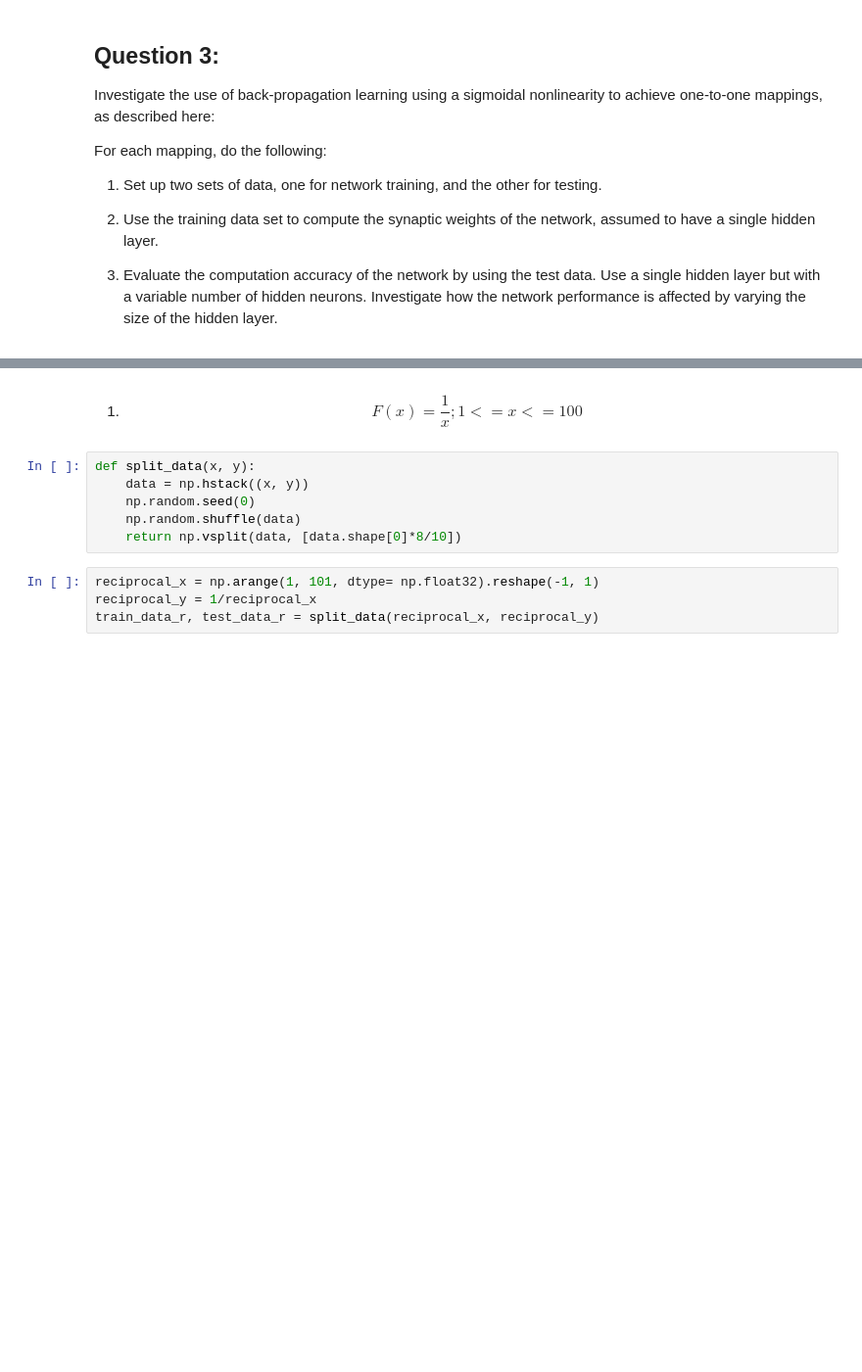
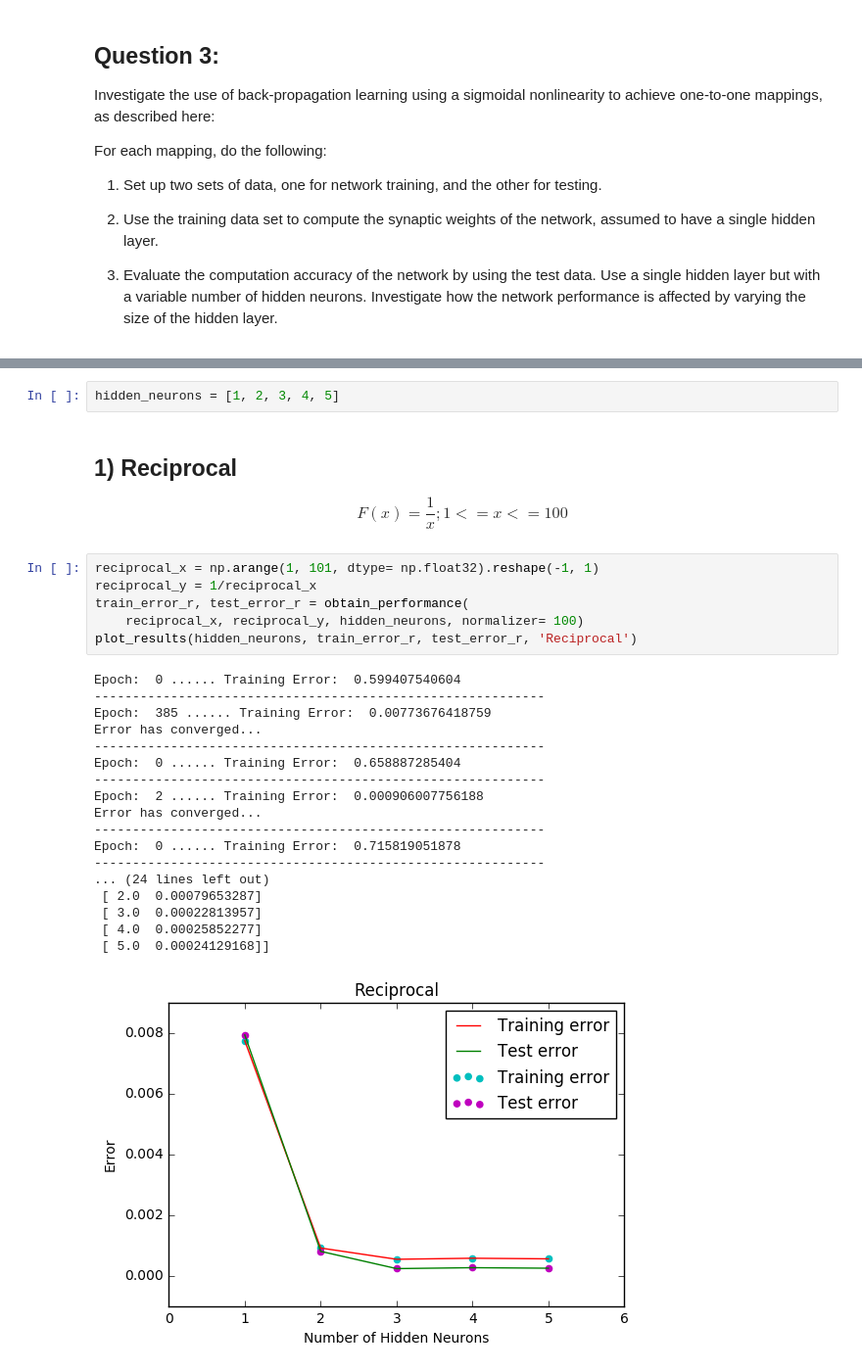
Before and after one commit to debaraj-barua/neural-networks-ws17, a Jupyter notebook: Assignment06/NN_DebarajBarua_NareshKumarGurulingan_131117/NN_DebarajBarua_NareshKumarGurulingan_131117_src/NN_DebarajBarua_NareshKumarGurulingan_131117.ipynb, the cells around one changed output, grey strips where cells are left out. Shown at 98% size. Cells and saved outputs as stored; diff of their text form; blank space fills up the shorter version.

```diff
--- a/Assignment06/NN_DebarajBarua_NareshKumarGurulingan_131117/NN_DebarajBarua_NareshKumarGurulingan_131117_src/NN_DebarajBarua_NareshKumarGurulingan_131117.ipynb
+++ b/Assignment06/NN_DebarajBarua_NareshKumarGurulingan_131117/NN_DebarajBarua_NareshKumarGurulingan_131117_src/NN_DebarajBarua_NareshKumarGurulingan_131117.ipynb
@@ -207,12 +257,30 @@ For each mapping, do the following:
+# %%
+hidden_neurons = [1, 2, 3, 4, 5]
 # %% [markdown]
-1) $$F(x) = \frac{1}{x}; 1<= x <=100$$
+## 1) Reciprocal
+$$F(x) = \frac{1}{x}; 1<= x <=100$$
-# %%
-def split_data(x, y):
-    data = np.hstack((x, y))
-    np.random.seed(0)
-    np.random.shuffle(data)
-    return np.vsplit(data, [data.shape[0]*8/10])
 # %%
 reciprocal_x = np.arange(1, 101, dtype= np.float32).reshape(-1, 1)
 reciprocal_y = 1/reciprocal_x
-train_data_r, test_data_r = split_data(reciprocal_x, reciprocal_y)
+train_error_r, test_error_r = obtain_performance(
+    reciprocal_x, reciprocal_y, hidden_neurons, normalizer= 100)
+plot_results(hidden_neurons, train_error_r, test_error_r, 'Reciprocal')
+# %% [output]
+Epoch:  0 ...... Training Error:  0.599407540604
+-----------------------------------------------------------
+Epoch:  385 ...... Training Error:  0.00773676418759
+Error has converged...
+-----------------------------------------------------------
+Epoch:  0 ...... Training Error:  0.658887285404
+-----------------------------------------------------------
+Epoch:  2 ...... Training Error:  0.000906007756188
+Error has converged...
+-----------------------------------------------------------
+Epoch:  0 ...... Training Error:  0.715819051878
+-----------------------------------------------------------
+... (24 lines left out)
+ [ 2.0  0.00079653287]
+ [ 3.0  0.00022813957]
+ [ 4.0  0.00025852277]
+ [ 5.0  0.00024129168]]
+[figure, added]
```
Also changed, not shown: parts of 16 cells of this notebook.
